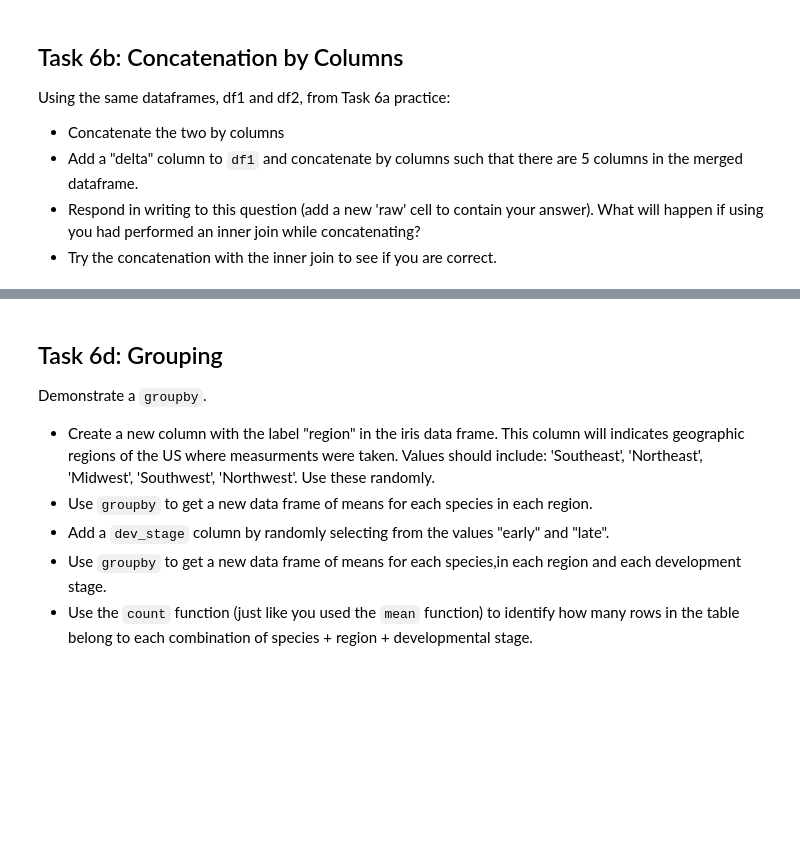
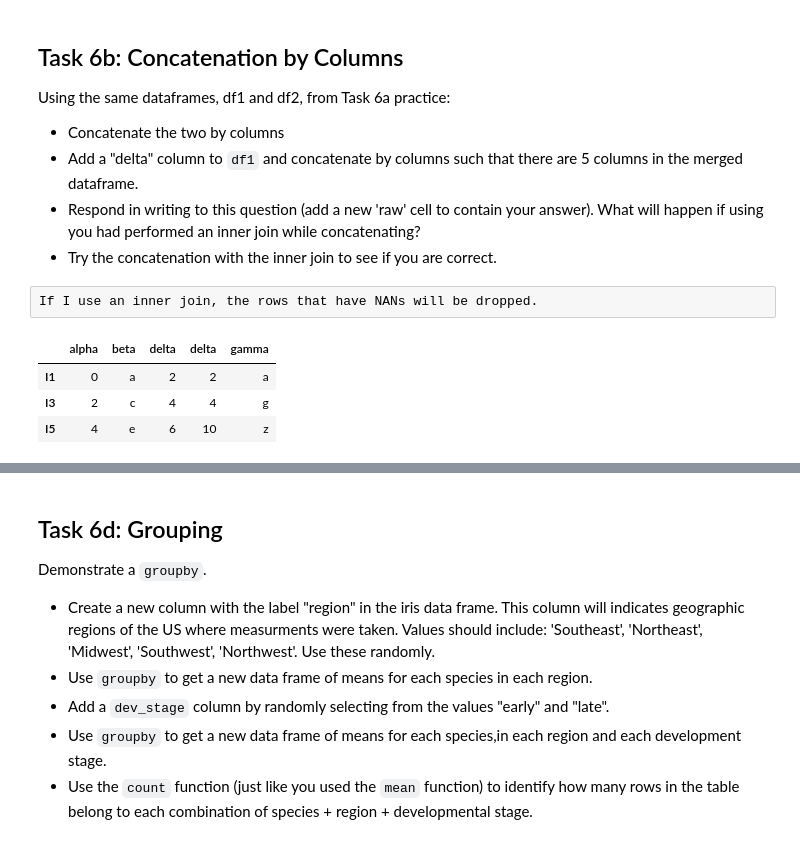
Before and after one commit to kara-ry/Data-Analytics-With-Python, a Jupyter notebook: L04-Pandas_Part2-Practice.ipynb, the cells around one changed output, grey strips where cells are left out. Cells and saved outputs as stored; diff of their text form; code cells hidden in the pictures; blank space fills up the shorter version.

```diff
--- a/L04-Pandas_Part2-Practice.ipynb
+++ b/L04-Pandas_Part2-Practice.ipynb
@@ -170,6 +165,25 @@ Using the same dataframes, df1 and df2, from Task 6a practice:
 + Add a "delta" column to `df1` and concatenate by columns such that there are 5 columns in the merged dataframe.
 + Respond in writing to this question (add a new 'raw' cell to contain your answer). What will happen if using you had performed an inner join while concatenating?
 + Try the concatenation with the inner join to see if you are correct.
+# %%
+df1 = pd.DataFrame(
+  {'alpha': [0, 1, 2, 3, 4],
+   'beta': ['a', 'b', 'c', 'd', 'e'],
+   'delta': [2,3,4,5,6]}, index = ['I1', 'I2' ,'I3', 'I4', 'I5'])
+
+print(df1)
+print(df2)
+
+print(pd.concat([df1, df2], axis=1))
+# %% [raw]
+If I use an inner join, the rows that have NANs will be dropped.
+# %%
+pd.concat([df1, df2], axis=1, join = 'inner')
+# %% [output]
+|  | alpha | beta | delta | delta | gamma |
+| I1 | 0 | a | 2 | 2 | a |
+| I3 | 2 | c | 4 | 4 | g |
+| I5 | 4 | e | 6 | 10 | z |
 # %% [markdown]
 #### Task 6c: Concat and append data frames
 <span style="float:right; margin-left:10px; clear:both;">![Task](./media/task-icon.png)</span>
```
Also changed, not shown: parts of 8 cells of this notebook, 1 other file.
